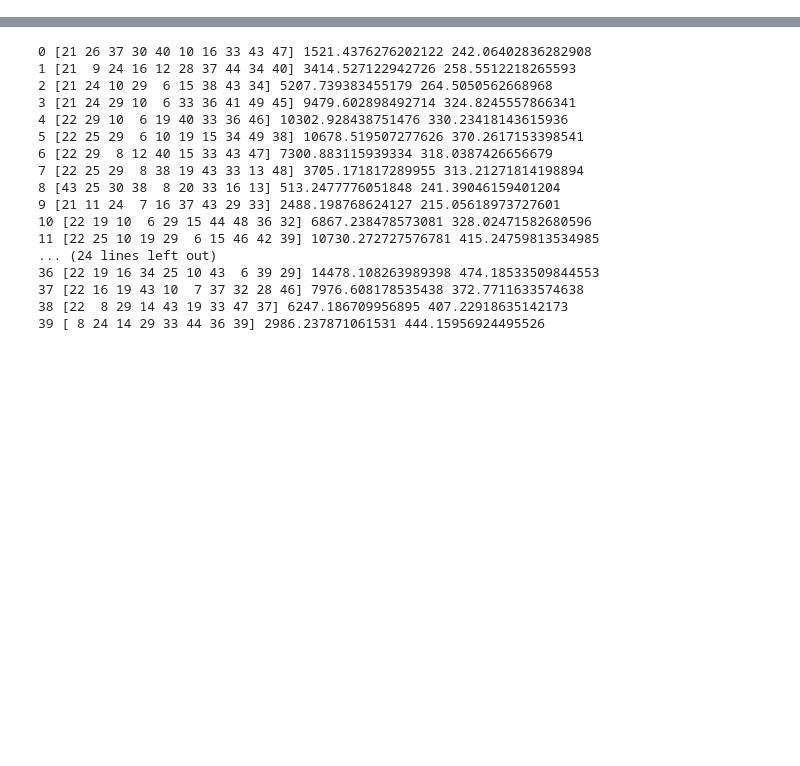
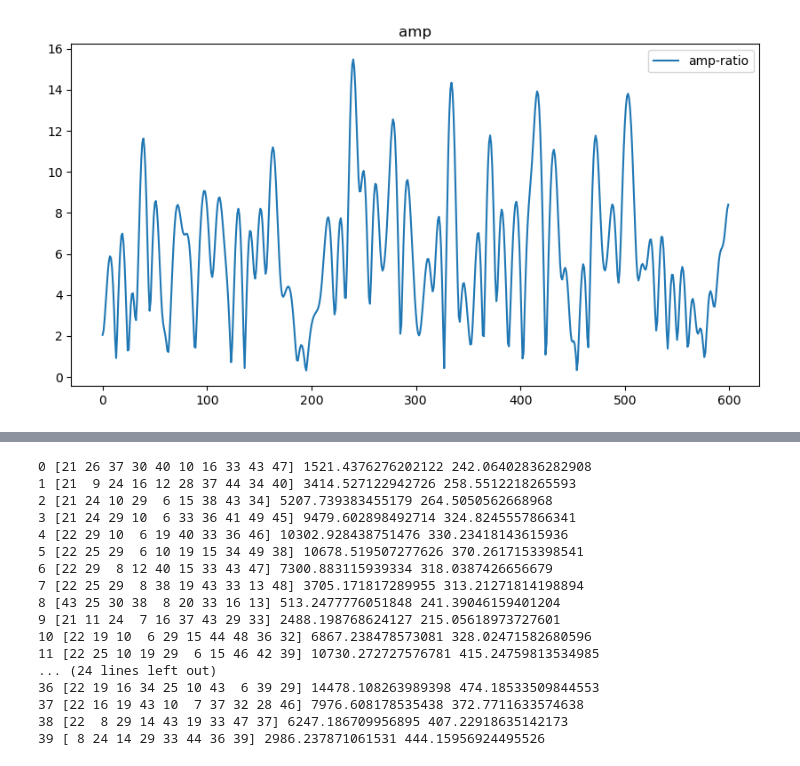
Before and after one commit to hdright/breath_detect, a Jupyter notebook: test.ipynb, the cells around one changed output, grey strips where cells are left out. Saved outputs shown, nothing was run; the diff lists cells and outputs as text; code cells hidden in the pictures; blank space fills up the shorter version.

```diff
--- a/test.ipynb
+++ b/test.ipynb
@@ -16,7 +16,7 @@ Prefix = PrefixSet[Ridx]
 # names= FindFiles(PathRaw) # 查找文件夹中包含的所有比赛/测试数据文件，非本轮次数据请不要放在目标文件夹中
 
 # dirs = os.listdir(PathRaw)
-na = '001'
+na = '005'
 dirs = os.listdir(PathRaw)
 names = []  # 文件编号
 files = []
@@ -147 +209,46 @@ for ii in range(samp.Cfg['Nsamp']):
 # psd_bg = np.mean(psd_, axis=(0,1))
+# %%
+%matplotlib inline
+import matplotlib.pyplot as plt
+from scipy.signal import find_peaks, lfilter
+from scipy.stats import kurtosis, skew
+from scipy import signal
+
+def zero_crossing_rate(x):
+    return np.sum(np.abs(np.diff(np.sign(x)))) / len(x)
+ii = 43
+sc = 21
+# x = np.abs(psd_[sc][ii])
+# x_delta = np.abs(psd_delta[sc][ii])
+# x_sanitization = np.abs(psd_sanitization[sc][ii])
+# x_sanitization_delta = np.abs(psd_sanitization_delta[sc][ii])
+# x_amp = np.abs(psd_amp[sc][ii])
+x_amp_ratio = np.abs(psd_amp_ratio[sc][ii])
+# freq = np.abs(np.fft.fft(x))
+# print(np.sum(freq[100:]) / np.sum(freq))
+# print(kurtosis(x[9:32]))
+# plt.figure(figsize=(10, 5))
+# plt.plot(x)
+# plt.plot(x_delta)
+# plt.legend(['angle', 'delta-angle'])
+# plt.title('angle')
+# plt.show()
+# plt.figure(figsize=(10, 5))
+# plt.plot(x_sanitization)
+# plt.plot(x_sanitization_delta)
+# plt.legend(['sanitization', 'delta-sanitization'])
+# plt.title('sanitization')
+# plt.show()
+plt.figure(figsize=(10, 5))
+# plt.plot(x_amp)
+plt.plot(x_amp_ratio)
+# plt.legend(['amp', 'amp-ratio'])
+plt.legend(['amp-ratio'])
+plt.title('amp')
+plt.show()
+# plt.plot(np.arange(0, breathEnd, breathEnd / dftSize) * 60, x)
+# plt.plot(np.arange(0, breathEnd, breathEnd / dftSize) * 60, np.abs(psd_bg[ii]))
+# x = psd_bg[ii] - np.mean(psd_bg[ii])
+# print(np.var(x[int(5/BPMresol):int(50/BPMresol)]) / np.max(x[int(5/BPMresol):int(50/BPMresol)]))
+# %% [output]
+[figure, added]
```
Also changed, not shown: parts of 6 cells of this notebook, 3 other files.
